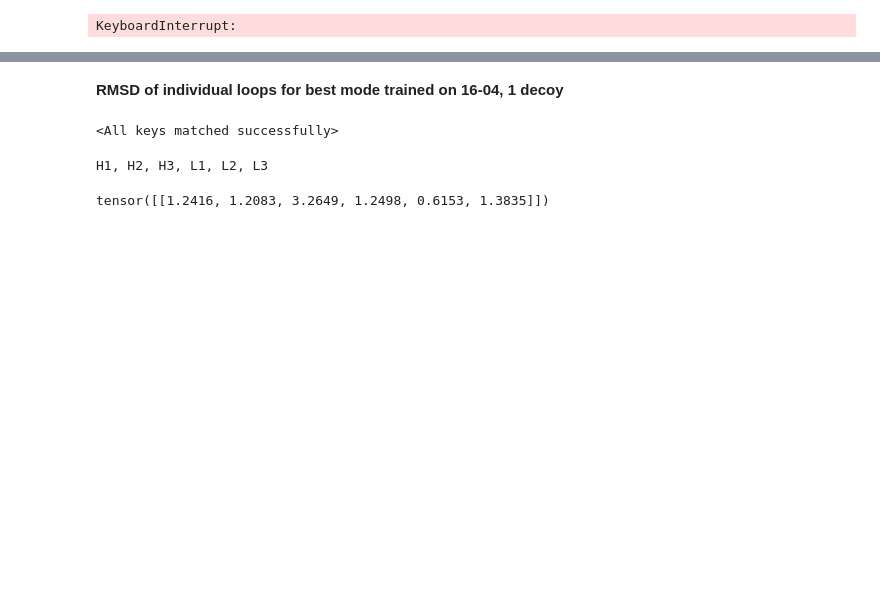
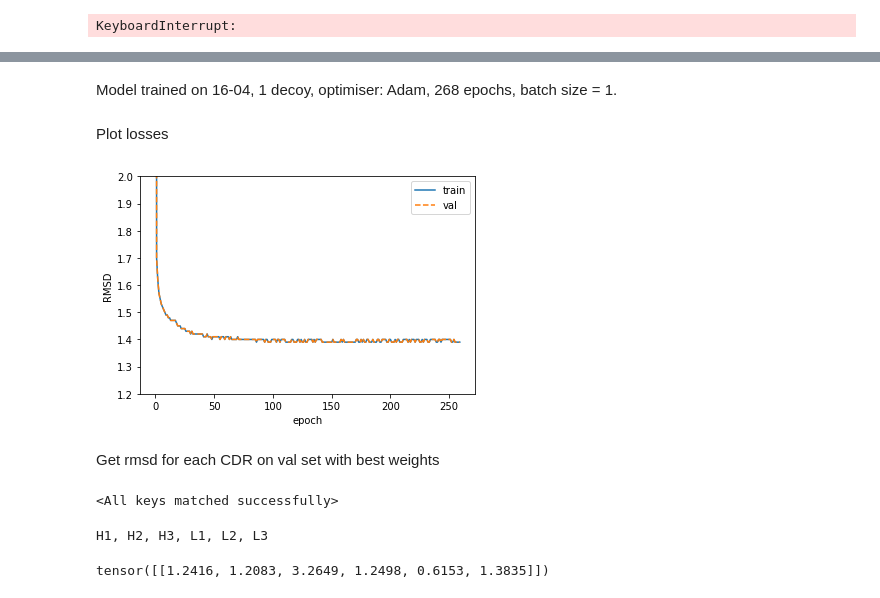
Before and after one commit to felixsihombing/ABlooper, a Jupyter notebook: retrain_model.ipynb, the cells around one changed output, grey strips where cells are left out. Cells and saved outputs as stored; diff of their text form; code cells hidden in the pictures; blank space fills up the shorter version.

Commit message:
setup script added, and training code change to work with modluarised code

```diff
--- a/retrain_model.ipynb
+++ b/retrain_model.ipynb
@@ -196,11 +181,4 @@ Train model ━━━━━━━━━━━━━━━━━━━━━━
 [interactive output not drawn]
 [interactive output not drawn]
 KeyboardInterrupt:
-# %%
-# export losses
-losses = {'train_loss': train_losses,
-          'val_loss': val_losses}
-
-with open('train_data/losses.json', 'w') as outfile:
-    json.dump(losses, outfile)
 # %% [markdown]
@@ -218,2 +186,4 @@ NameError: name 'train_losses' is not defined
-# %% [markdown]
-**RMSD of individual loops for best mode trained on 16-04, 1 decoy**
+# %% [markdown]
+Model trained on 16-04, 1 decoy, optimiser: Adam, 268 epochs, batch size = 1.
+# %% [markdown]
+Plot losses
@@ -220,3 +192,35 @@ NameError: name 'train_losses' is not defined
+# %%
+def get_loss(loss_text, **kwargs):
+    if kwargs['loss'] == 'train':
+        which = 0
+    elif kwargs['loss'] == 'val':
+        which = 1
+
+    losses = []
+    loss_text = loss_text[1:] # remove header
+    for i in range(len(loss_text)):
+        losses.append(float(loss_text[i].strip().split('|')[which]))
+
+    return np.asarray(losses)
+# %%
+with open('losses_1604.out', 'r') as f:
+    text = f.readlines()
+loss_text = text[4:]
+
+train_loss = get_loss(loss_text, loss='train')
+val_loss = get_loss(loss_text, loss='val')
+
+plt.plot(train_loss, label='train')
+plt.plot(val_loss, '--', label='val')
+plt.ylim((1.2,2))
+plt.legend()
+plt.ylabel('RMSD')
+plt.xlabel('epoch')
+plt.savefig('figures/train_val_losses-1604.png')
+# %% [output]
+[figure, added]
+# %% [markdown]
+Get rmsd for each CDR on val set with best weights
 # %%
 # initialise model
 model = MaskDecoyGen().to(device = device).float()
```
Also changed, not shown: parts of 21 cells of this notebook, 15 other files.
